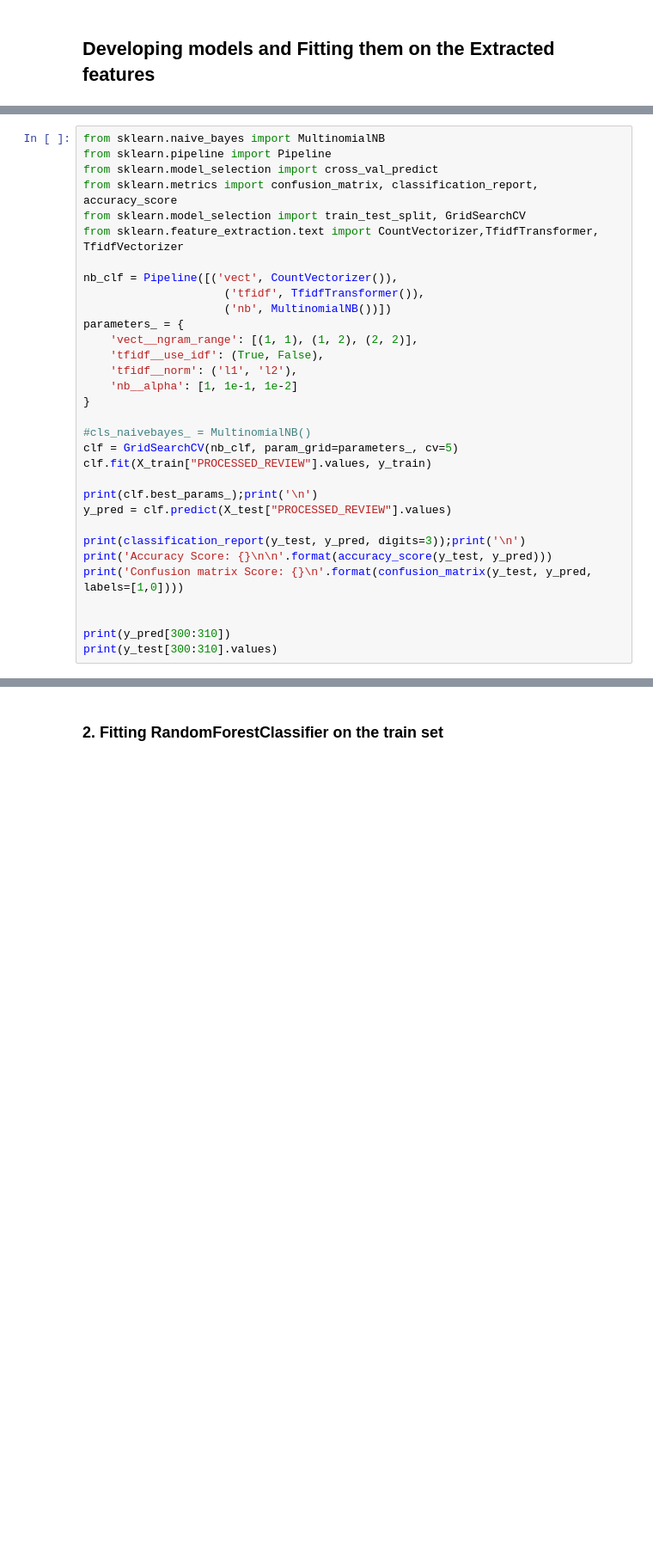
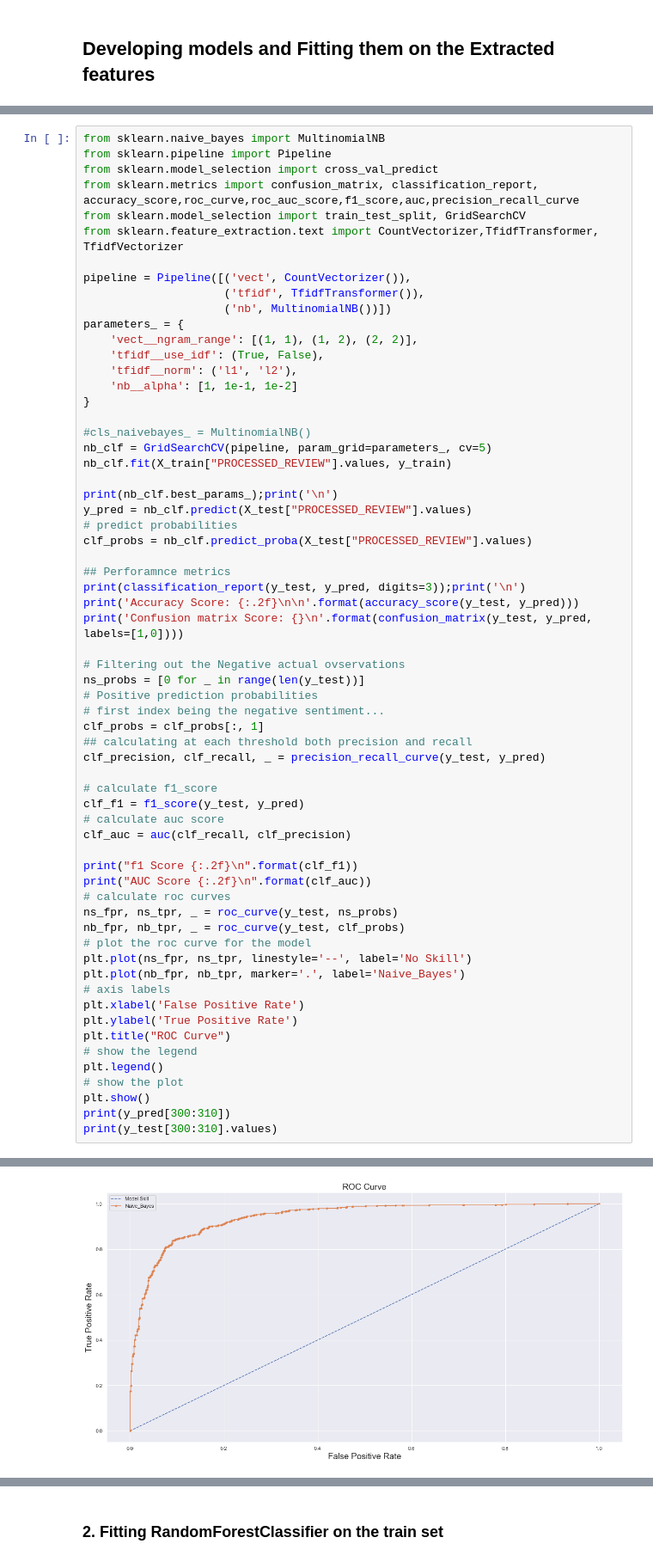
Before and after one commit to matfolio/unmuteai, a Jupyter notebook: UnmuteAI_script.ipynb, the cells around one changed output, grey strips where cells are left out. Shown: that part at 86% size. Cells and saved outputs as stored; diff of their text form; blank space fills up the shorter version.

```diff
--- a/UnmuteAI_script.ipynb
+++ b/UnmuteAI_script.ipynb
@@ -373,11 +370,11 @@ print((y_train == 1).sum())
 from sklearn.naive_bayes import MultinomialNB
 from sklearn.pipeline import Pipeline
 from sklearn.model_selection import cross_val_predict
-from sklearn.metrics import confusion_matrix, classification_report, accuracy_score
+from sklearn.metrics import confusion_matrix, classification_report, accuracy_score,roc_curve,roc_auc_score,f1_score,auc,precision_recall_curve
 from sklearn.model_selection import train_test_split, GridSearchCV
 from sklearn.feature_extraction.text import CountVectorizer,TfidfTransformer, TfidfVectorizer
 
-nb_clf = Pipeline([('vect', CountVectorizer()),
+pipeline = Pipeline([('vect', CountVectorizer()),
                      ('tfidf', TfidfTransformer()),
                      ('nb', MultinomialNB())])
 parameters_ = {
@@ -388,17 +385,48 @@ parameters_ = {
 }
 
 #cls_naivebayes_ = MultinomialNB()
-clf = GridSearchCV(nb_clf, param_grid=parameters_, cv=5)
-clf.fit(X_train["PROCESSED_REVIEW"].values, y_train)
+nb_clf = GridSearchCV(pipeline, param_grid=parameters_, cv=5)
+nb_clf.fit(X_train["PROCESSED_REVIEW"].values, y_train)
 
-print(clf.best_params_);print('\n')
-y_pred = clf.predict(X_test["PROCESSED_REVIEW"].values)
+print(nb_clf.best_params_);print('\n')
+y_pred = nb_clf.predict(X_test["PROCESSED_REVIEW"].values)
+# predict probabilities
+clf_probs = nb_clf.predict_proba(X_test["PROCESSED_REVIEW"].values)
 
+## Perforamnce metrics
 print(classification_report(y_test, y_pred, digits=3));print('\n')
-print('Accuracy Score: {}\n\n'.format(accuracy_score(y_test, y_pred)))
+print('Accuracy Score: {:.2f}\n\n'.format(accuracy_score(y_test, y_pred)))
 print('Confusion matrix Score: {}\n'.format(confusion_matrix(y_test, y_pred, labels=[1,0])))
 
+# Filtering out the Negative actual ovservations
+ns_probs = [0 for _ in range(len(y_test))]
+# Positive prediction probabilities
+# first index being the negative sentiment...
+clf_probs = clf_probs[:, 1]
+## calculating at each threshold both precision and recall
+clf_precision, clf_recall, _ = precision_recall_curve(y_test, y_pred)
 
+# calculate f1_score
+clf_f1 = f1_score(y_test, y_pred)
+# calculate auc score
+clf_auc = auc(clf_recall, clf_precision)
+
+print("f1 Score {:.2f}\n".format(clf_f1))
+print("AUC Score {:.2f}\n".format(clf_auc))
+# calculate roc curves
+ns_fpr, ns_tpr, _ = roc_curve(y_test, ns_probs)
+nb_fpr, nb_tpr, _ = roc_curve(y_test, clf_probs)
+# plot the roc curve for the model
+plt.plot(ns_fpr, ns_tpr, linestyle='--', label='No Skill')
+plt.plot(nb_fpr, nb_tpr, marker='.', label='Naive_Bayes')
+# axis labels
+plt.xlabel('False Positive Rate')
+plt.ylabel('True Positive Rate')
+plt.title("ROC Curve")
+# show the legend
+plt.legend()
+# show the plot
+plt.show()
 print(y_pred[300:310])
 print(y_test[300:310].values)
 # %% [output]
@@ -421,0 +450 @@ Confusion matrix Score: [[822  89]
+[figure, added]
```
Also changed, not shown: parts of 25 cells of this notebook, 4 other files.
